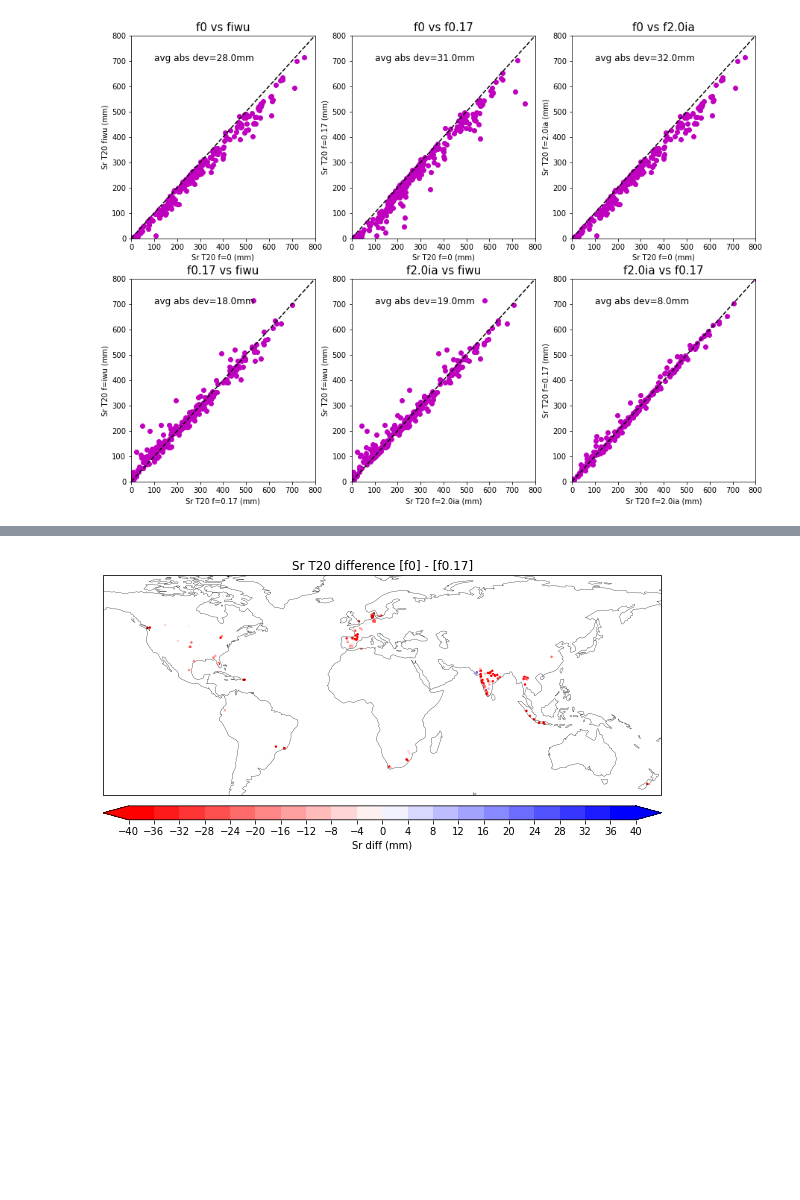
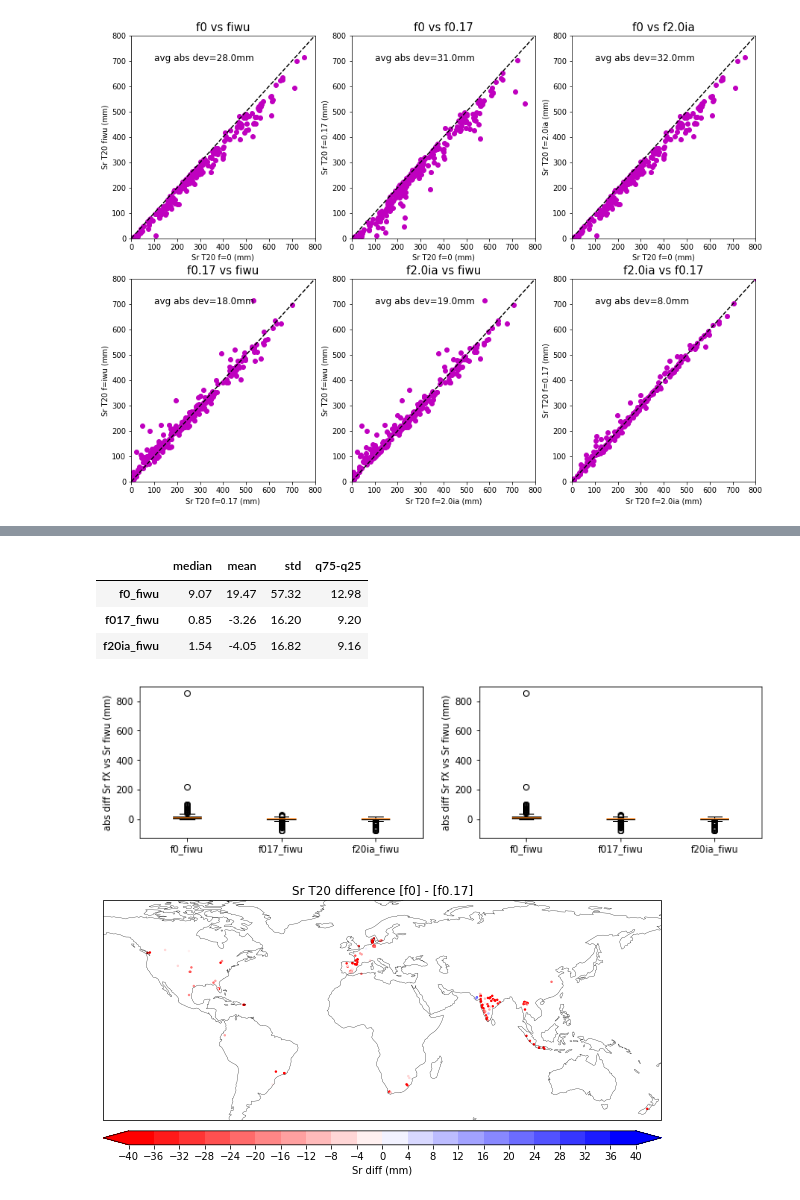
Before and after one commit to fvanoorschot/global_sr_module, a Jupyter notebook: run_script_irrigation.ipynb, the cells around one changed output, grey strips where cells are left out. Drawn from its saved outputs; the diff is of its cells as text; code cells hidden in the pictures; blank space fills up the shorter version.

```diff
--- a/run_script_irrigation.ipynb
+++ b/run_script_irrigation.ipynb
@@ -1049,3 +1086,32 @@ fig.savefig(f'{work_dir}/output/figures/irrigation/sr_differences_f_irrigation.j
+# %%
+# boxplots of absolute errors between se-mean and IWU for different fvalues
+er_df = er_df.dropna()
+
+fig = plt.figure(figsize=(12,3))
+ax = fig.add_subplot(121)
+ax.boxplot(er_df)
+ax.set_xticklabels(e_df.columns)
+ax.set_ylabel('abs diff Sr fX vs Sr fiwu (mm)')
+
+ax = fig.add_subplot(122)
+ax.boxplot(er_df)
+ax.set_xticklabels(e_df.columns)
+ax.set_ylabel('abs diff Sr fX vs Sr fiwu (mm)')
+# fig.savefig(f'{work_dir}/output/figures/irrigation/boxplot_rel_errors_iwu.jpg', dpi=300, bbox_inches='tight')
+
+d = pd.DataFrame(index=er_df.columns, columns=['median','mean','std'])
+d['median']=np.round(er_df.median(),2)
+d['mean']=np.round(er_df.mean(),2)
+d['std']=np.round(er_df.std(),2)
+d['q75-q25'] = np.round((er_df.quantile(0.75) - er_df.quantile(0.25)),2)
+
+d
+# %% [output]
+|  | median | mean | std | q75-q25 |
+| f0_fiwu | 9.07 | 19.47 | 57.32 | 12.98 |
+| f017_fiwu | 0.85 | -3.26 | 16.20 | 9.20 |
+| f20ia_fiwu | 1.54 | -4.05 | 16.82 | 9.16 |
+[figure, added]
 # %%
 # map sr differences
 sr_df['diff'] = sr_df['sr_20_f017']-sr_df['sr_20_f0']
```
Also changed, not shown: parts of 5 cells of this notebook, 5 other files.
